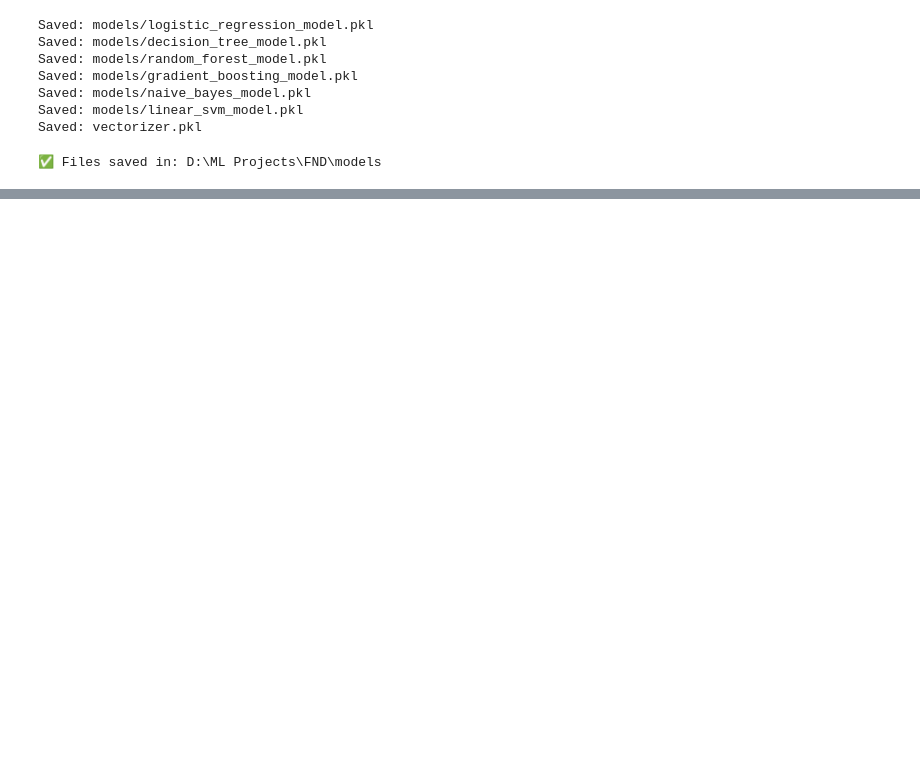
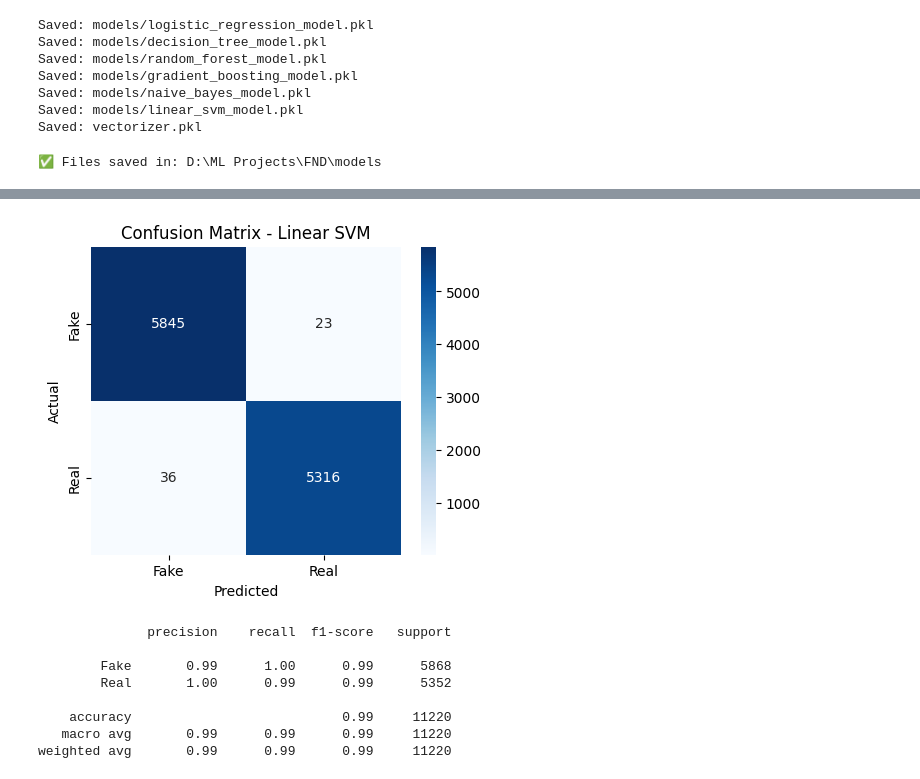
Before and after one commit to ShehanRandikaFdz/FND, a Jupyter notebook: Fake News Detection.ipynb, the cells around one changed output, grey strips where cells are left out. Saved outputs shown, nothing was run; the diff lists cells and outputs as text; code cells hidden in the pictures; blank space fills up the shorter version.

```diff
--- a/Fake News Detection.ipynb
+++ b/Fake News Detection.ipynb
@@ -634,0 +648,31 @@ print(predict_news_svm("NASA announces new evidence of water on Mars."))
+# %%
+import matplotlib.pyplot as plt
+import seaborn as sns
+from sklearn.metrics import confusion_matrix, classification_report
+
+# Predictions on test set
+y_pred = trained["Linear SVM"].predict(xv_test)
+
+# Confusion Matrix
+cm = confusion_matrix(y_test, y_pred)
+
+plt.figure(figsize=(5,4))
+sns.heatmap(cm, annot=True, fmt='d', cmap='Blues',
+            xticklabels=["Fake","Real"], yticklabels=["Fake","Real"])
+plt.xlabel("Predicted")
+plt.ylabel("Actual")
+plt.title("Confusion Matrix - Linear SVM")
+plt.show()
+
+# Print detailed classification report
+print(classification_report(y_test, y_pred, target_names=["Fake","Real"]))
+# %% [output]
+[figure, added]
+              precision    recall  f1-score   support
+
+        Fake       0.99      1.00      0.99      5868
+        Real       1.00      0.99      0.99      5352
+
+    accuracy                           0.99     11220
+   macro avg       0.99      0.99      0.99     11220
+weighted avg       0.99      0.99      0.99     11220
```
Also changed, not shown: parts of 19 cells of this notebook, 20 other files.
